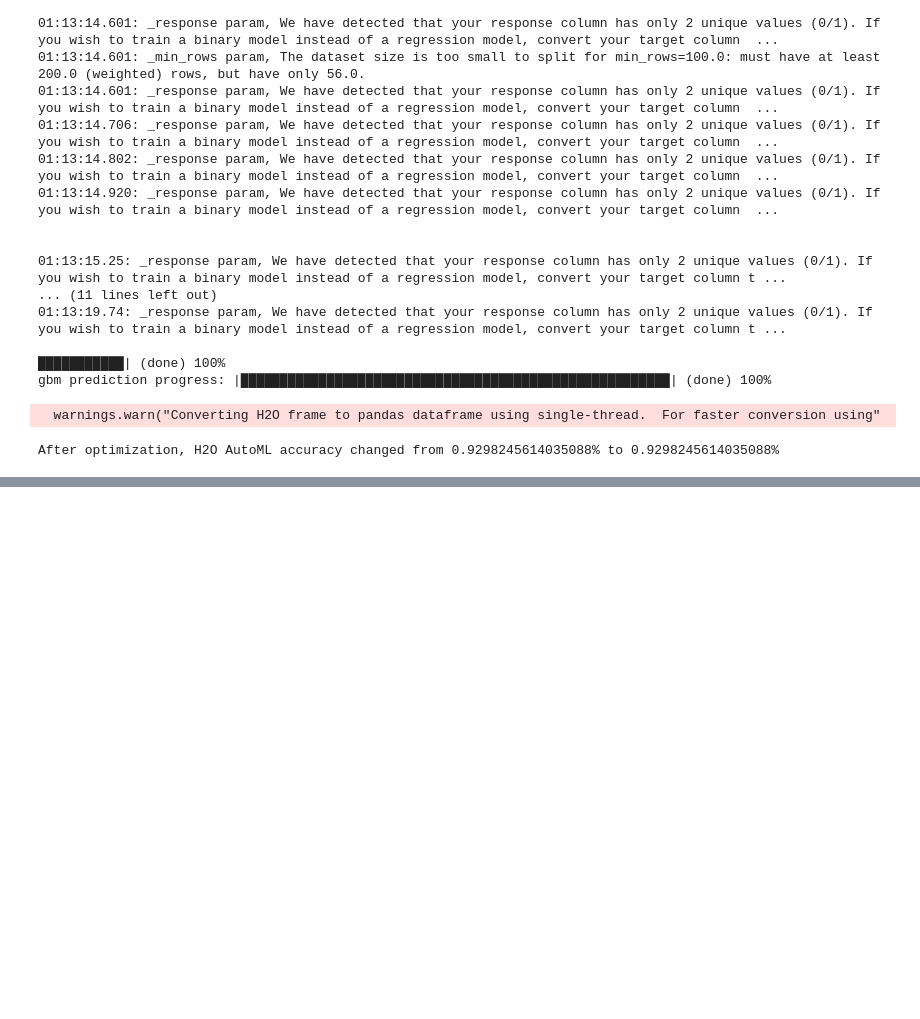
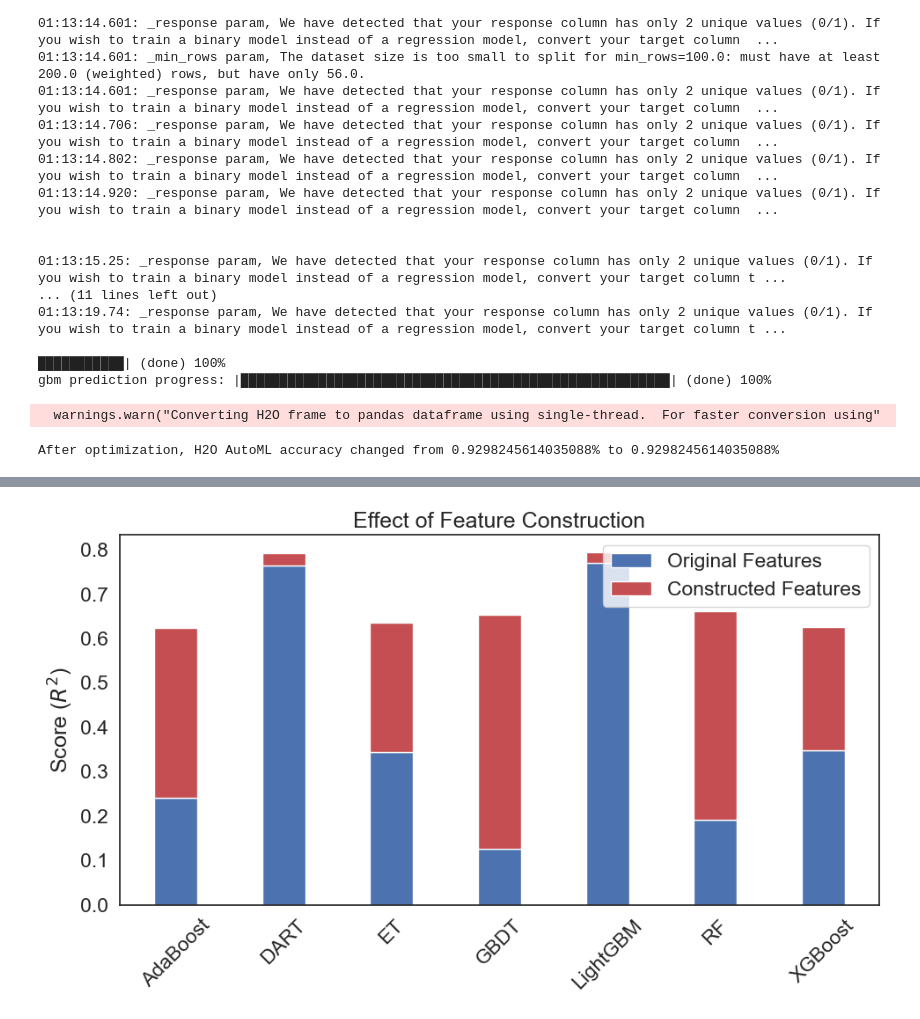
Before and after one commit to Filgar/efsc, a Jupyter notebook: playground.ipynb, the cells around one changed output, grey strips where cells are left out. Saved outputs shown, nothing was run; the diff lists cells and outputs as text; code cells hidden in the pictures; blank space fills up the shorter version.

```diff
--- a/playground.ipynb
+++ b/playground.ipynb
@@ -341,0 +642,34 @@ After optimization, H2O AutoML accuracy changed from 0.9298245614035088% to 0.92
+# %%
+import matplotlib.pyplot as plt
+import seaborn as sns
+
+sns.set(style="white", font_scale=1.5)
+width = 0.4
+fig, ax = plt.subplots(figsize=(10, 6))
+
+# Plot scores for original features
+ax.bar(base_score.index, base_score['score'], width, label='Original Features')
+
+# Calculate score differences
+difference = improved_score['score'] - base_score['score']
+
+# Choose bar colors based on score improvement
+colors = np.where(difference > 0, 'r', 'y')
+
+# Plot score differences for constructed features
+ax.bar(base_score.index, difference, width, bottom=base_score['score'],
+       label='Constructed Features', color=colors)
+
+# Set labels and title
+ax.set_ylabel('Score ($R^2$)')
+ax.set_title('Effect of Feature Construction')
+ax.legend()
+
+# Format the x-axis labels
+plt.xticks(rotation=45)
+plt.tight_layout()
+
+# Show the plot
+plt.show()
+# %% [output]
+[figure, added]
```
Also changed, not shown: parts of 15 cells of this notebook, 3 other files.
